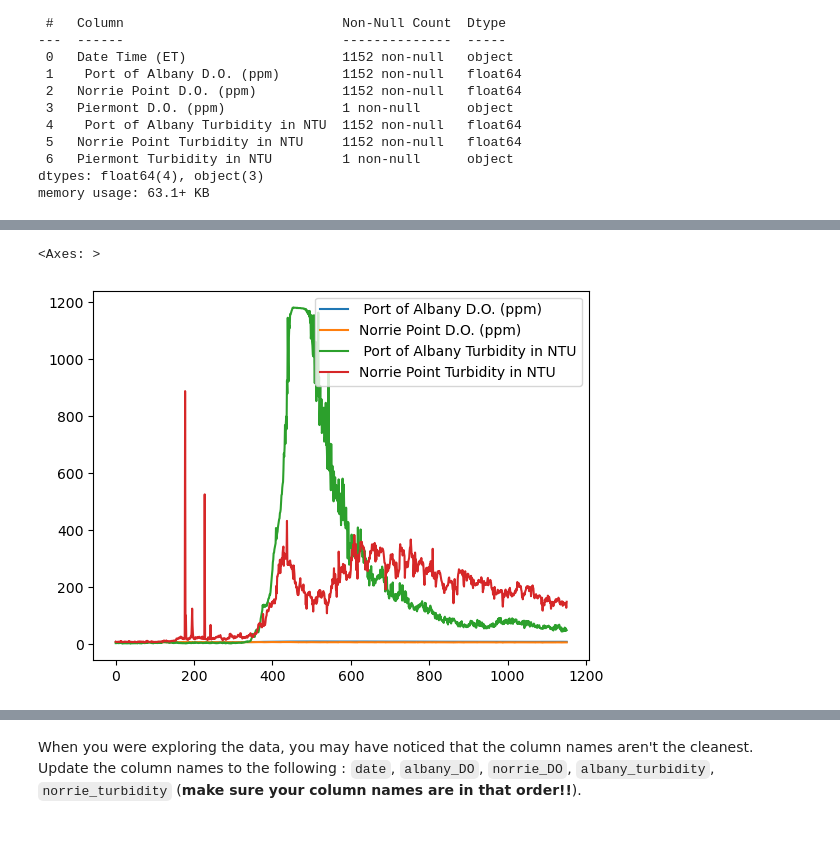
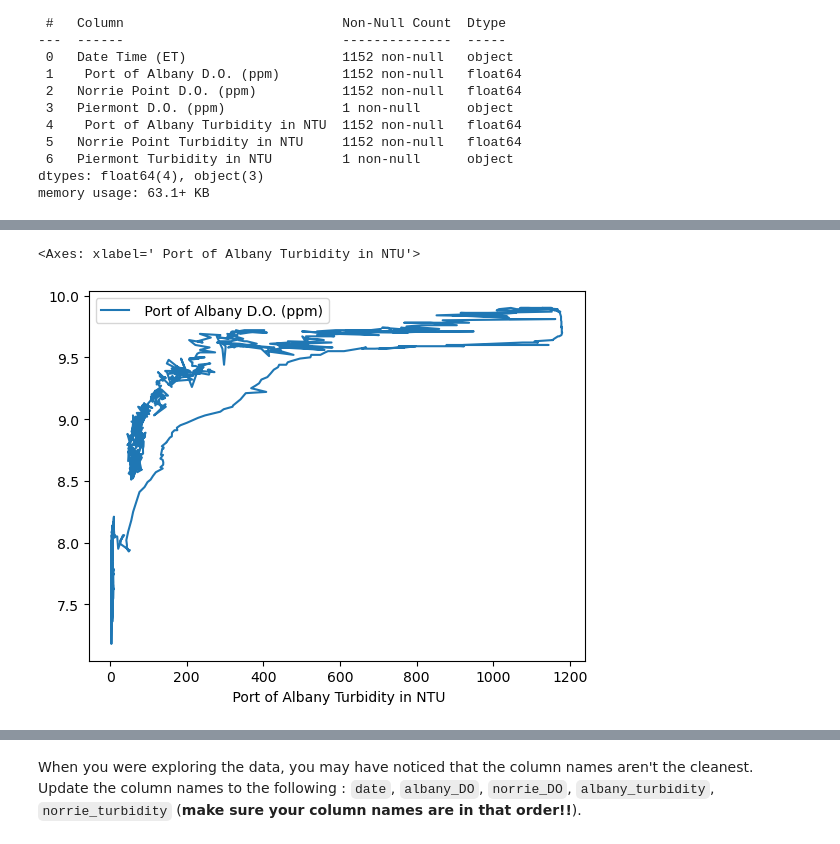
Before and after one commit to haylee360/EDS232-labs, a Jupyter notebook: Week1/Lab1-hurricane.ipynb, the cells around one changed output, grey strips where cells are left out. Cells and saved outputs as stored; diff of their text form; code cells hidden in the pictures.

```diff
--- a/Week1/Lab1-hurricane.ipynb
+++ b/Week1/Lab1-hurricane.ipynb
@@ -119,6 +125,6 @@ memory usage: 63.1+ KB
 # %%
-# Plot the data
-df.plot()
+# Plot the Albany DO and turbidity
+df.plot(x=" Port of Albany Turbidity in NTU", y=" Port of Albany D.O. (ppm)")
 # %% [output]
-<Axes: >
+<Axes: xlabel=' Port of Albany Turbidity in NTU'>
-[figure, old version]
+[figure, new version]
```
Also changed, not shown: parts of 7 cells of this notebook.
